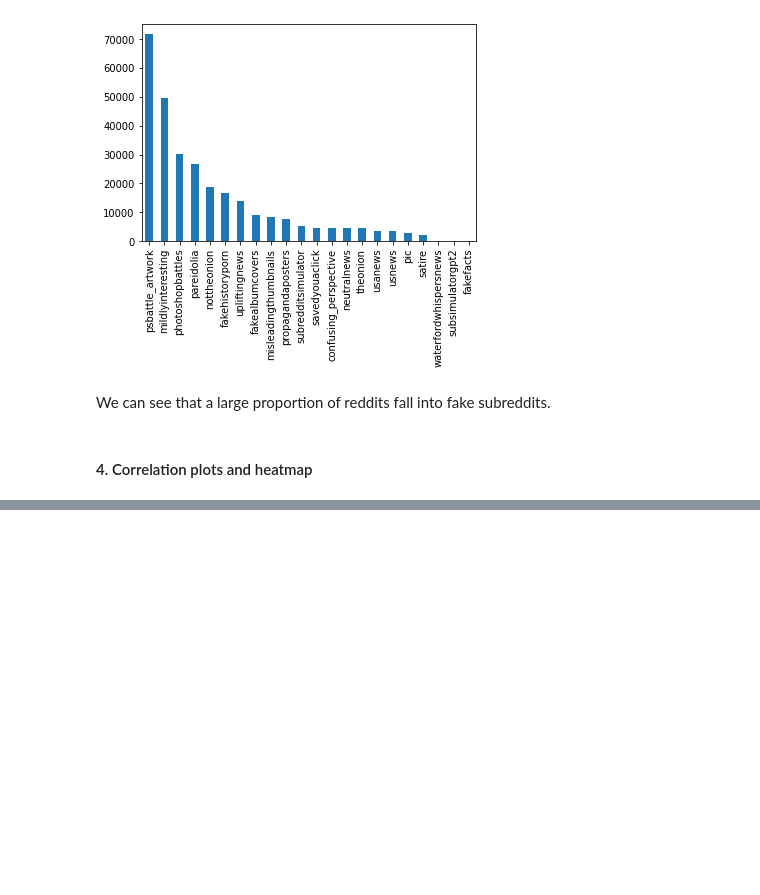
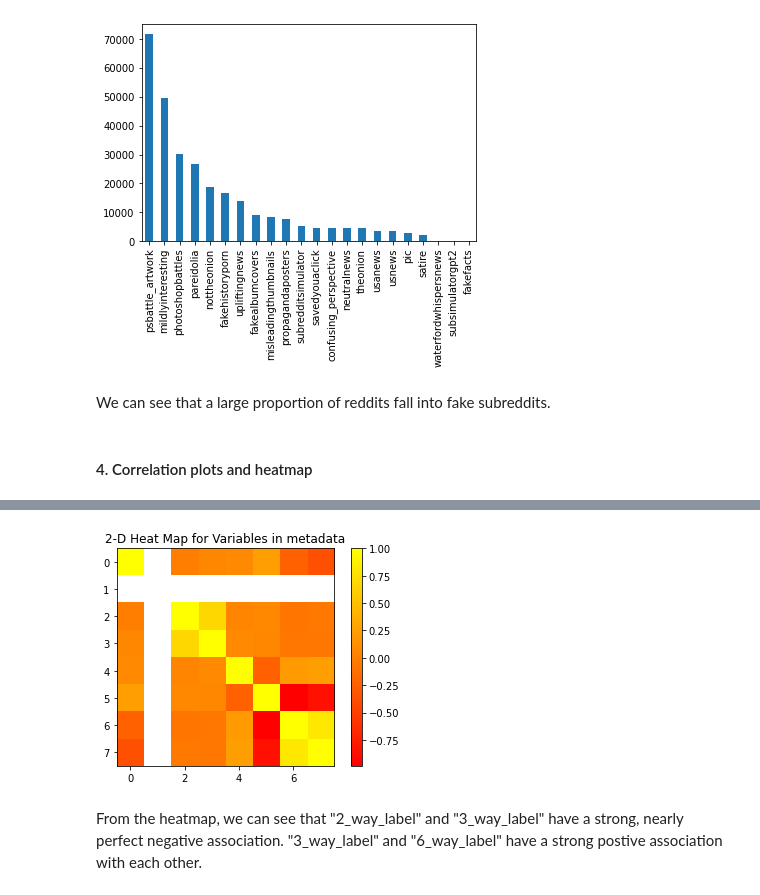
Before and after one commit to AndyWangSFU/AC215_TBD_1, a Jupyter notebook: notebooks/EDA.ipynb, the cells around one changed output, grey strips where cells are left out. Drawn from its saved outputs; the diff is of its cells as text; code cells hidden in the pictures; blank space fills up the shorter version.

Commit message:
EDA for metadata
update

```diff
--- a/notebooks/EDA.ipynb
+++ b/notebooks/EDA.ipynb
@@ -122,0 +123,2 @@ import seaborn as sns
+# %%
+corr_matrix = data.corr()
@@ -123,3 +137,12 @@ import seaborn as sns
+# %%
+plt.imshow(corr_matrix, cmap='autumn', interpolation='nearest')
+plt.title( "2-D Heat Map for Variables in metadata")
+plt.colorbar()
+plt.show()
+# %% [output]
+[figure, added]
+# %% [markdown]
+From the heatmap, we can see that "2_way_label" and "3_way_label" have a strong, nearly perfect negative association. "3_way_label" and "6_way_label" have a strong postive association with each other.
 # %%
 sns.pairplot(data[['2_way_label', '3_way_label', '6_way_label']])
 plt.show()
```
Also changed, not shown: parts of 3 cells of this notebook.
